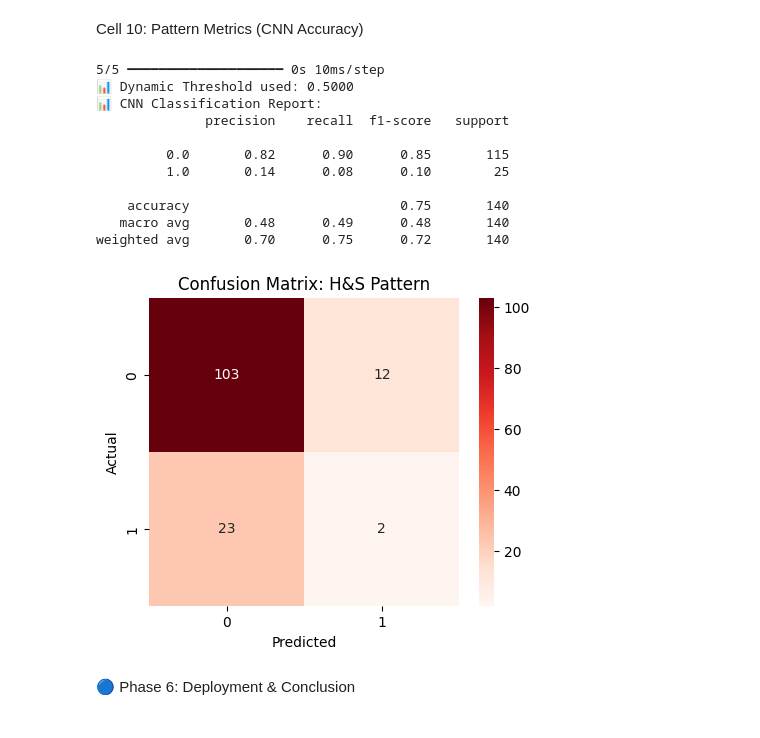
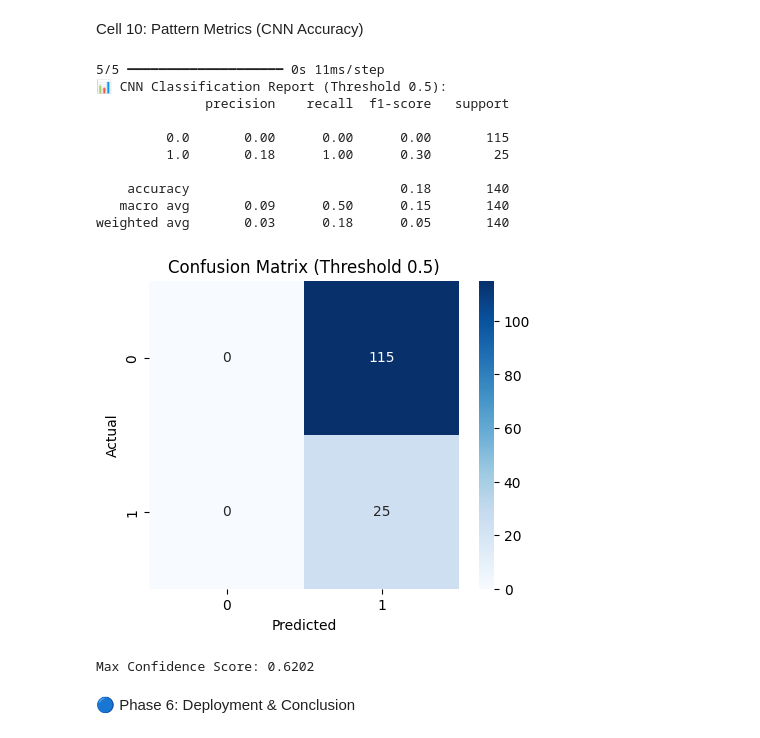
Before and after one commit to hilmanyusoh/Stock-market-chart-pattern-recognition-using-deep-learning, a Jupyter notebook: stock_pattern/code/detect_h&d_dl.ipynb, the cells around one changed output. Cells and saved outputs as stored; diff of their text form; code cells hidden in the pictures.

```diff
--- a/stock_pattern/code/detect_h&d_dl.ipynb
+++ b/stock_pattern/code/detect_h&d_dl.ipynb
@@ -213,11 +190,16 @@ Model: "sequential_6"
 # %% [markdown]
 Cell 9: Training Phase
 # %%
-print("--- Training Upgraded CNN with Oversampled Data ---")
-# เพิ่ม Epochs เล็กน้อยเพื่อให้ Model มีเวลาปรับตัวกับ Filter ที่เยอะขึ้น
-history_pat = cnn_model.fit(X_train_final, y_pat_train_final,
-                            epochs=30,
-                            batch_size=32,
-                            validation_split=0.2,
-                            verbose=1)
+weights = {0: 1.0, 1: 10.0}
+
+# 4. เริ่มฝึกสอน
+history = cnn_model.fit(
+    X_train, y_pat_train,
+    epochs=100,
+    batch_size=32,
+    validation_split=0.2,
+    callbacks=[early_stop],
+    class_weight=weights,
+    verbose=1
+)
 # %% [output]
@@ -259,40 +241,46 @@ print(f"- Mean Absolute Error: {mae:.6f}")
 # %% [markdown]
 Cell 10: Pattern Metrics (CNN Accuracy)
 # %%
+from sklearn.metrics import classification_report, confusion_matrix
+import seaborn as sns
+import matplotlib.pyplot as plt
+
+# 1. ทำนายผลความน่าจะเป็น
 pat_probs = cnn_model.predict(X_test)
 
-# แก้ไข: แทนที่จะใช้ 0.5 คงที่ ให้ใช้ค่าสถิติจากความมั่นใจของโมเดลแทน
-# ในกรณีที่โมเดลยังไม่แม่นยำมาก เราจะใช้ Mean + 2SD เพื่อหาจุดที่ 'ผิดปกติ' ที่สุด
-dynamic_threshold = np.mean(pat_probs) + (np.std(pat_probs) * 2)
-if dynamic_threshold > 0.5: dynamic_threshold = 0.5 # ไม่ให้เกินมาตรฐานปกติ
+# 2. ปรับ Threshold ลงมาที่ 0.5 เพื่อดูศักยภาพพื้นฐานของโมเดลก่อน
+# หากตั้ง 0.7 แล้วเป็น 0 ทั้งหมด แสดงว่าโมเดลยังไม่มั่นใจพอ
+current_threshold = 0.5
+pat_preds = (pat_probs > current_threshold).astype(int)
 
-pat_preds = (pat_probs > dynamic_threshold).astype(int)
-
-print(f"📊 Dynamic Threshold used: {dynamic_threshold:.4f}")
-print("📊 CNN Classification Report:")
+print(f"📊 CNN Classification Report (Threshold {current_threshold}):")
 print(classification_report(y_pat_test, pat_preds, zero_division=0))
 
-# Confusion Matrix
+# 3. พล็อต Matrix เพื่อดูการกระจายตัวของความผิดพลาด
 cm = confusion_matrix(y_pat_test, pat_preds)
 plt.figure(figsize=(5,4))
-sns.heatmap(cm, annot=True, fmt='d', cmap='Reds')
-plt.title("Confusion Matrix: H&S Pattern")
+# ใช้สี Blues เพื่อให้เห็นความต่างจากเวอร์ชันเดิม
+sns.heatmap(cm, annot=True, fmt='d', cmap='Blues')
+plt.title(f"Confusion Matrix (Threshold {current_threshold})")
 plt.xlabel("Predicted")
 plt.ylabel("Actual")
 plt.show()
+
+# 4. เช็คค่าความมั่นใจสูงสุดที่โมเดลทำได้ (เพื่อใช้ตั้ง Threshold ในอนาคต)
+print(f"Max Confidence Score: {pat_probs.max():.4f}")
 # %% [output]
-5/5 ━━━━━━━━━━━━━━━━━━━━ 0s 10ms/step
-📊 Dynamic Threshold used: 0.5000
-📊 CNN Classification Report:
+5/5 ━━━━━━━━━━━━━━━━━━━━ 0s 11ms/step
+📊 CNN Classification Report (Threshold 0.5):
               precision    recall  f1-score   support
 
-         0.0       0.82      0.90      0.85       115
-         1.0       0.14      0.08      0.10        25
+         0.0       0.00      0.00      0.00       115
+         1.0       0.18      1.00      0.30        25
 
-    accuracy                           0.75       140
-   macro avg       0.48      0.49      0.48       140
-weighted avg       0.70      0.75      0.72       140
+    accuracy                           0.18       140
+   macro avg       0.09      0.50      0.15       140
+weighted avg       0.03      0.18      0.05       140
-[figure, old version]
+[figure, new version]
+Max Confidence Score: 0.6202
 # %% [markdown]
 🔵 Phase 6: Deployment & Conclusion
 # %% [markdown]
```
Also changed, not shown: parts of 8 cells of this notebook, 2 other files.
